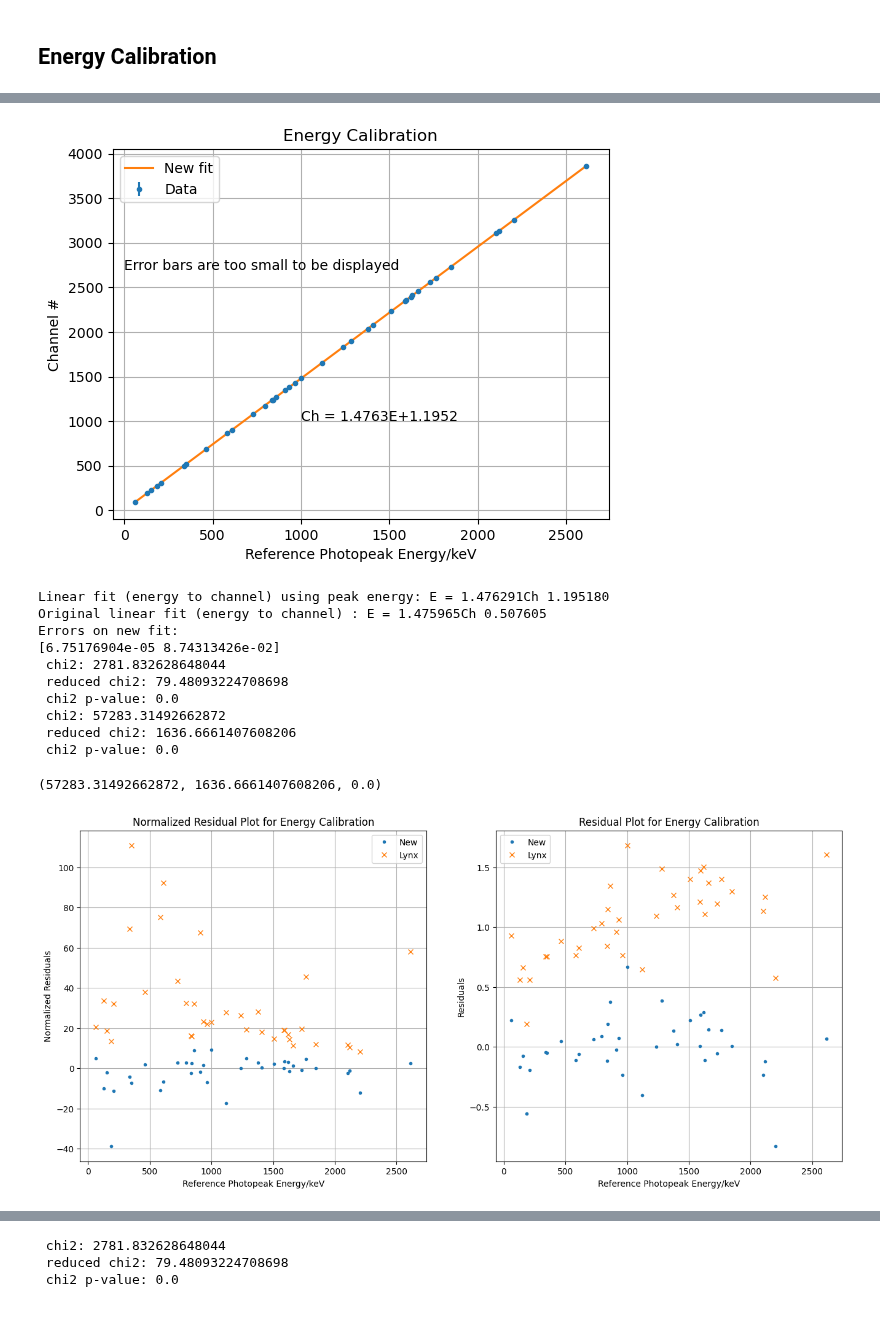
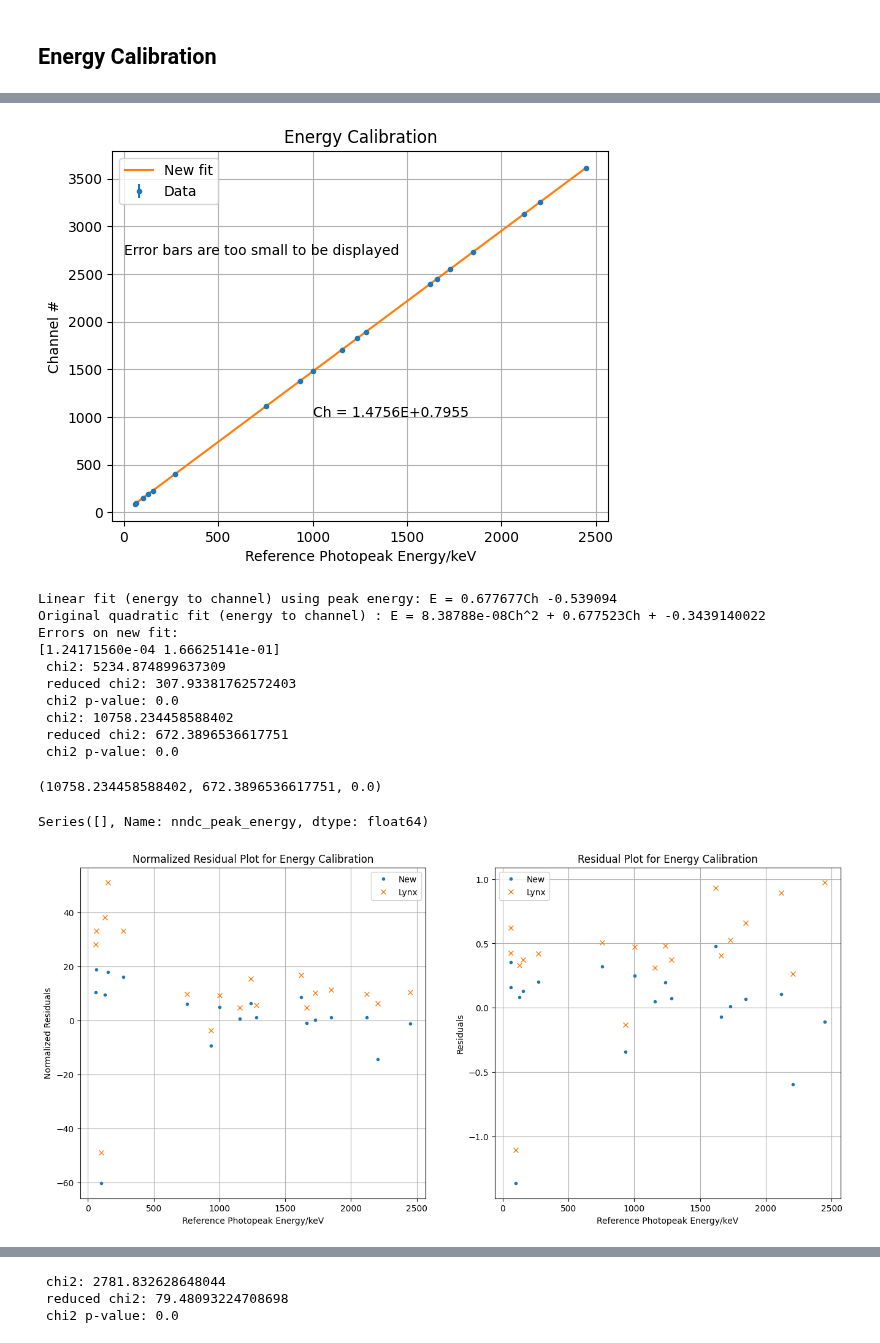
Before and after one commit to ngcnpeter/HPGe_lab_y3, a Jupyter notebook: spectal_analysis.ipynb, the cells around one changed output, grey strips where cells are left out. Drawn from its saved outputs; the diff is of its cells as text; code cells hidden in the pictures.

Commit message:
iaea refit

```diff
--- a/spectal_analysis.ipynb
+++ b/spectal_analysis.ipynb
@@ -126,7 +126,7 @@ path1 = 'Data/Peaks/peaks_Sample1_30_10_23_Mon_09_22.CSV' #peak sample 1
 path2 = 'Data/Peaks/peaks_Sample2_31_10_23_14_08.CSV'
 path3 = 'Data/Peaks/peaks_Sample3_07_11_23_Tues_11_50.CSV'
 path4 = 'Data/Peaks/peaks_Sample4_13_11_23_Mon_14_06.CSV'
-path5 = 'Data/Peaks/peaks_IAEA_sample_05_12_22_copy.CSV'
+path5 = 'Data/Peaks/peaks_IAEA_sample_05_12_22_copy_new.CSV'
 path_bg = 'Data/Peaks/peaks_background_17_10_23.csv'
 path_list = [path_bg,path1,path2,path3,path4,path5]
 # df_1 = peak_df(path1)
@@ -237,7 +232,13 @@ Loading peak data csv into pd.DataFrame
 ## Energy Calibration
 # %%
 #convert peak energy to channel number (fraction of channel number) using Lynx calibration
-#Lynx calibration: energy = grad * channel# + interc
-grad = 0.6775230169 #gradient
-interc = -0.3439140022 #intercept
-energy_to_chan = np.poly1d([1/grad,-interc/grad])
+#Lynx calibration: energy = a * Ch^2 + b*Ch + c
+a = 8.387880257e-8
+b = 0.6775230169
+c = -0.3439140022
+
+energy_to_chan = lambda x : (-b + np.sqrt(b**2-4*a*(c-x)))/2/a #quadratic formula
+
+# grad = 0.6775230169 #gradient
+# interc = -0.3439140022 #intercept
+# energy_to_chan = np.poly1d([1/grad,-interc/grad])
@@ -244,44 +265,48 @@ energy_to_chan = np.poly1d([1/grad,-interc/grad])
 # %%
-df_new = df_1.dropna(subset = ['Photopeak_Energy']) #drop unidentified peaks
-df_new = df_new[df_new['Reduced']<2] #omit peaks with poor fit (reduced chi2 >2 )
-x = df_new['Photopeak_Energy']
+#df_new = df_1.dropna(subset = ['Photopeak_Energy']) #drop unidentified peaks
+df_new = df.loc[5][df.loc[5]['Reduced_chi2']<3] #omit peaks with poor fit (reduced chi2 >3 )
+x = df_new['nndc_peak_energy']
 y = energy_to_chan(df_new['Centroid'])
 popt_peak, pcov_peak = np.polyfit(x,y,1,cov = True) #energy callibration using peak
 perr_peak = np.sqrt(np.diag(pcov_peak))
 peak_fit = np.poly1d(popt_peak)
-y_err = 1/grad*df_new['Centroid_err']
+y_err = 1/np.sqrt(b**2-4*a*(c-x))*df_new['Centroid_err']
 #errorbars are too small to be displayed
 plt.title('Energy Calibration')
 plt.errorbar(x,y,yerr= y_err, fmt = '.',label = 'Data')
 plt.plot(x,peak_fit(x),label = 'New fit')
 plt.legend()
 plt.ylabel('Channel #')
 plt.xlabel('Reference Photopeak Energy/keV')
 plt.text(1000,1000,f'Ch = {popt_peak[0]:.4f}E+{popt_peak[1]:.4f}')
 plt.text(1,2700,'Error bars are too small to be displayed')
 plt.grid()
-plt.savefig('energy_calibration.pdf')
+#plt.savefig('energy_calibration.pdf')
 # %% [output]
-[figure, old version]
+[figure, new version]
 # %%
-print(f'Linear fit (energy to channel) using peak energy: E = {popt_peak[0]:.6f}Ch {popt_peak[1]:.6f}')
-print(f'Original linear fit (energy to channel) : E = {1/grad:.6f}Ch {-interc/grad:.6f}' )
+print(f'Linear fit (energy to channel) using peak energy: E = {1/popt_peak[0]:.6f}Ch {-popt_peak[1]/popt_peak[0]:.6f}')
+print(f'Original quadratic fit (energy to channel) : E = {a:.6g}Ch^2 + {b:.6f}Ch + {c}' )
 print('Errors on new fit:')
 print(perr_peak)
 chi2_prob(peak_fit(x),y,y_err,len(x)-2)
-chi2_prob(energy_to_chan(x),y,y_err,len(x)-2)
+chi2_prob(energy_to_chan(x),y,y_err,len(x)-3)
 # %% [output]
-Linear fit (energy to channel) using peak energy: E = 1.476291Ch 1.195180
-Original linear fit (energy to channel) : E = 1.475965Ch 0.507605
+Linear fit (energy to channel) using peak energy: E = 0.677677Ch -0.539094
+Original quadratic fit (energy to channel) : E = 8.38788e-08Ch^2 + 0.677523Ch + -0.3439140022
 Errors on new fit:
-[6.75176904e-05 8.74313426e-02]
- chi2: 2781.832628648044
- reduced chi2: 79.48093224708698
+[1.24171560e-04 1.66625141e-01]
+ chi2: 5234.874899637309
+ reduced chi2: 307.93381762572403
  chi2 p-value: 0.0
- chi2: 57283.31492662872
- reduced chi2: 1636.6661407608206
+ chi2: 10758.234458588402
+ reduced chi2: 672.3896536617751
  chi2 p-value: 0.0
-(57283.31492662872, 1636.6661407608206, 0.0)
+(10758.234458588402, 672.3896536617751, 0.0)
+# %%
+x[abs(y-energy_to_chan(x))>4]
+# %% [output]
+Series([], Name: nndc_peak_energy, dtype: float64)
 # %%
 fig,ax = plt.subplots(1,2,figsize = (16,7))
 ax[0].set_title('Normalized Residual Plot for Energy Calibration')
@@ -300,7 +325,7 @@ ax[1].grid()
 ax[1].legend()
 plt.savefig('energy_norm_resid.pdf')
 # %% [output]
-[figure, old version]
+[figure, new version]
 # %%
 plt.errorbar(x,(y-peak_fit(x))/y,yerr= y_err/y,fmt = '.',label= 'New')
 # %% [output]
```
Also changed, not shown: parts of 6 cells of this notebook, 6 other files.
